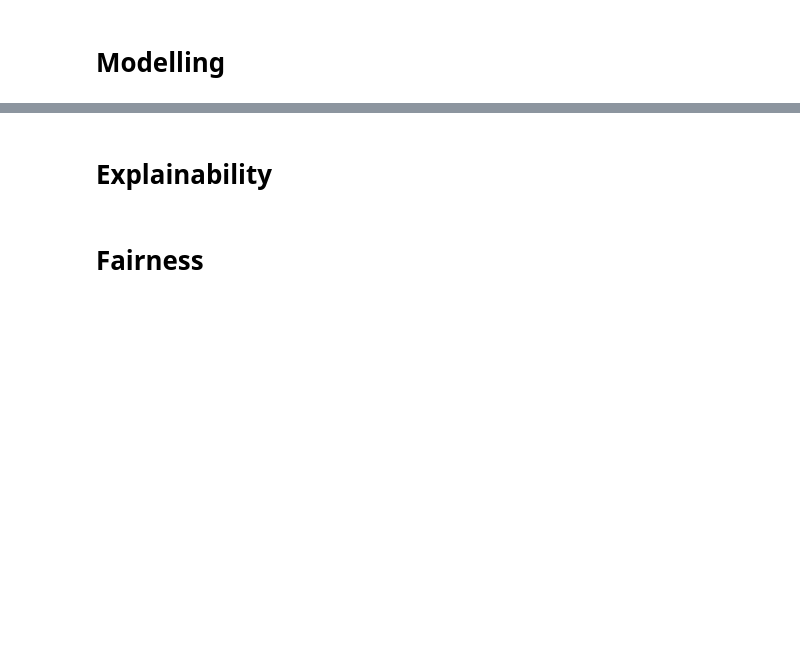
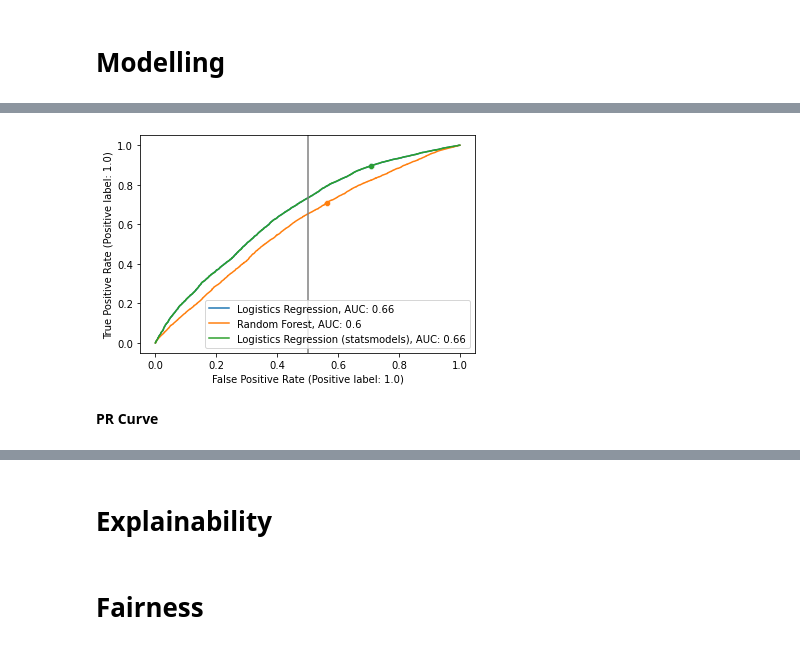
Before and after one commit to pmavrodiev/insurify-ds-challenge, a Jupyter notebook: submission-pavlin.ipynb, the cells around one changed output, grey strips where cells are left out. Cells and saved outputs as stored; diff of their text form; code cells hidden in the pictures; blank space fills up the shorter version.

```diff
--- a/submission-pavlin.ipynb
+++ b/submission-pavlin.ipynb
@@ -79,0 +393,3 @@ VBox(children=(Tab(children=(Tab(children=(GridBox(children=(VBox(children=(Grid
+# %%
+pos_label_index_lr = np.where(best_estimator_lr['lr_classifier'].classes_ == 1)[0]
+pos_label_index_rf = np.where(rf_pipe['rf_classifier'].classes_ == 1)[0]
@@ -79,0 +493,33 @@ VBox(children=(Tab(children=(Tab(children=(GridBox(children=(VBox(children=(Grid
+# %%
+fpr_lr, tpr_lr, thresholds_lr = roc_curve(y_test, y_pred_lr)
+fpr_rf, tpr_rf, thresholds_rf = roc_curve(y_test, y_pred_rf)
+fpr_sm, tpr_sm, thresholds_sm = roc_curve(y_test, y_pred_sm)
+
+auc_lr = np.round(roc_auc_score(y_test, y_pred_lr), 2)
+auc_rf = np.round(roc_auc_score(y_test, y_pred_rf), 2)
+auc_sm = np.round(roc_auc_score(y_test, y_pred_sm), 2)
+# %%
+f, axes = plt.subplots(1,1)
+
+seaborn.lineplot(x=fpr_lr, y=tpr_lr, estimator=None, ax=axes, label=f'Logistics Regression, AUC: {auc_lr}');
+seaborn.lineplot(x=fpr_rf, y=tpr_rf, estimator=None, ax=axes, label=f'Random Forest, AUC: {auc_rf}');
+seaborn.lineplot(x=fpr_sm, y=tpr_sm, estimator=None, ax=axes,
+                 label=f'Logistics Regression (statsmodels), AUC: {auc_sm}');
+
+idx_lr = np.abs(thresholds_lr-max_th).argmin()
+idx_rf = np.abs(thresholds_rf-max_th).argmin()
+idx_sm = np.abs(thresholds_sm-max_th).argmin()
+
+
+seaborn.scatterplot(x=[fpr_lr[idx_lr]], y=[tpr_lr[idx_lr]], ax=axes)
+seaborn.scatterplot(x=[fpr_rf[idx_rf]], y=[tpr_rf[idx_rf]], ax=axes)
+seaborn.scatterplot(x=[fpr_sm[idx_sm]], y=[tpr_sm[idx_sm]], ax=axes)
+
+plt.axvline(x=0.5, color='grey')
+
+plt.xlabel('False Positive Rate (Positive label: 1.0)');
+plt.ylabel('True Positive Rate (Positive label: 1.0)');
+# %% [output]
+[figure, added]
+# %% [markdown]
+**PR Curve**
```
Also changed, not shown: parts of 76 cells of this notebook.
